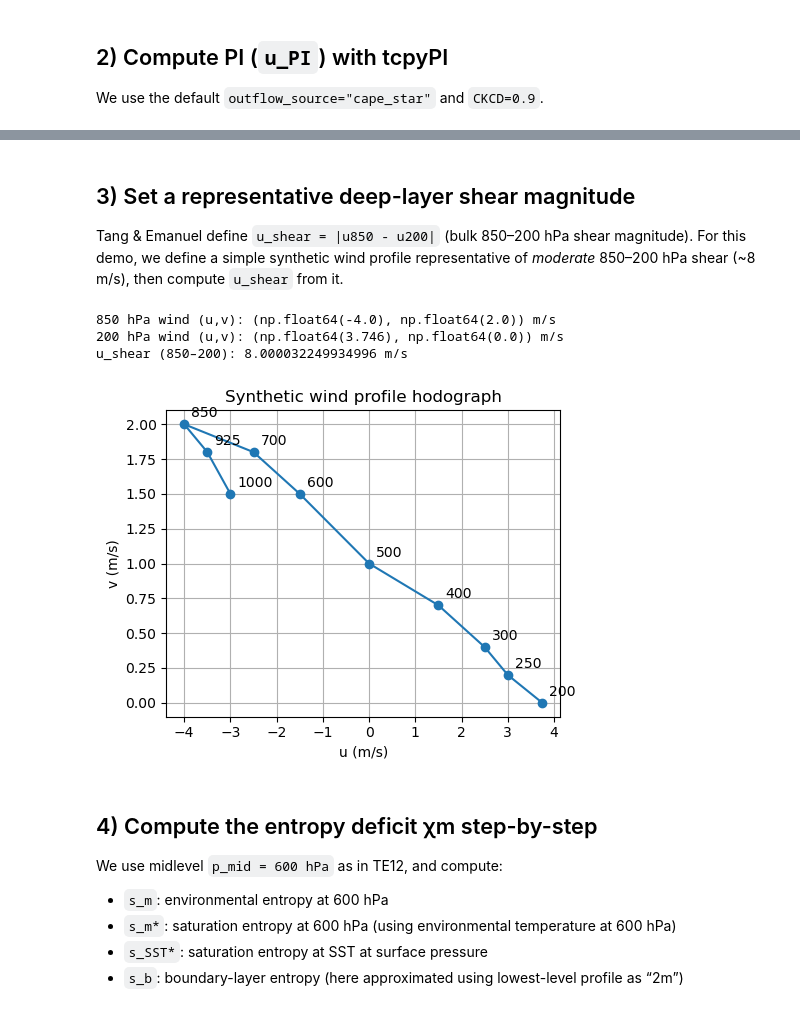
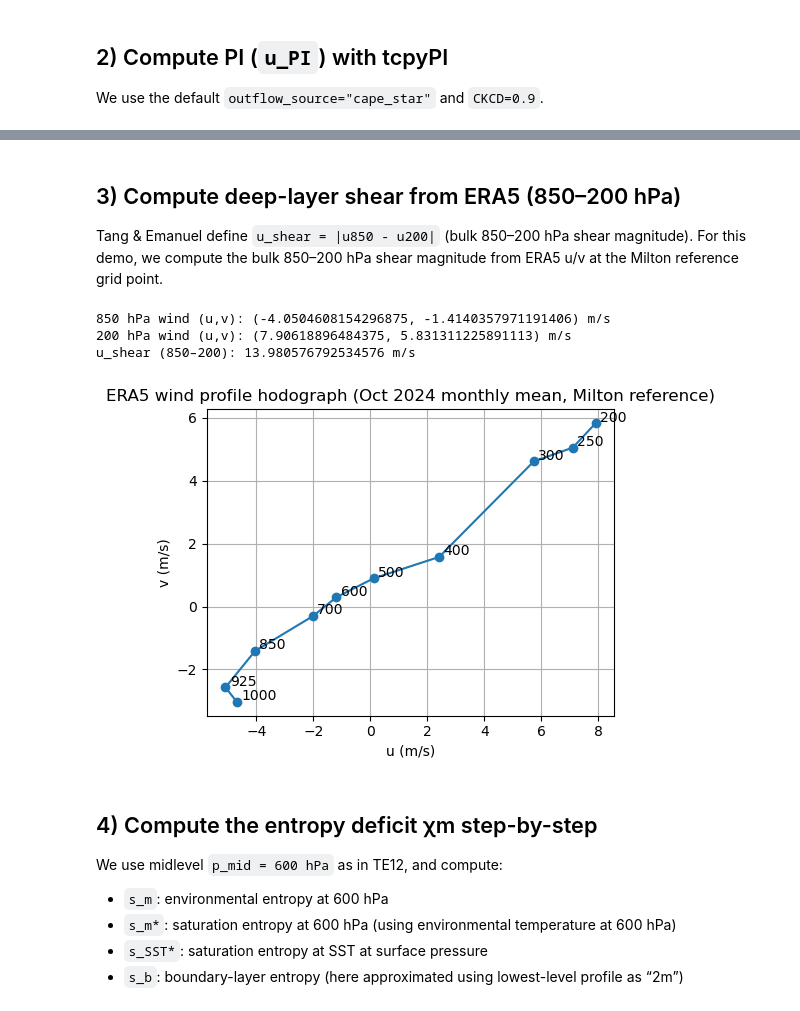
Before and after one commit to dgilford/tcpyPI, a Jupyter notebook: notebooks/ventilation_index_demo.ipynb, the cells around one changed output, grey strips where cells are left out. Cells and saved outputs as stored; diff of their text form; code cells hidden in the pictures.

```diff
--- a/notebooks/ventilation_index_demo.ipynb
+++ b/notebooks/ventilation_index_demo.ipynb
@@ -17,21 +18,30 @@ Notes
 import sys
 from pathlib import Path
 
-# Ensure we import the local repo version (src-layout) rather than a pip-installed tcpypi.
-# When running from `notebooks/`, the package lives at `../src/tcpyPI`.
-repo_root = Path.cwd().parent
+# This repo uses a src/ layout. Locate the repo root (by finding src/tcpyPI) and add
+# src/ to the import path so this runs without installation, from anywhere.
+here = Path.cwd().resolve()
+repo_root = None
+for cand in [here] + list(here.parents):
+    if (cand / "src" / "tcpyPI").is_dir():
+        repo_root = cand
+        break
+if repo_root is None:
+    raise RuntimeError(
+        "Could not locate repo root (expected src/tcpyPI). "
+        "Run from within the repo or install with `pip install -e .`."
+    )
 src_path = repo_root / "src"
-sys.path.insert(0, str(src_path))
-
-import importlib
+if str(src_path) not in sys.path:
+    sys.path.insert(0, str(src_path))
 
 import numpy as np
 import matplotlib.pyplot as plt
 
 import tcpyPI
-importlib.reload(tcpyPI)
+import tcpyPI.utilities as util
+
 print("Using tcpyPI from:", tcpyPI.__file__)
-import tcpyPI.utilities as util
 # %% [output]
 Using tcpyPI from: /home/dgilford/tcpyPI/src/tcpyPI/__init__.py
 # %% [markdown]
@@ -106,40 +104,38 @@ PMIN: 900.2039194560052 hPa
 # %% [markdown]
-## 3) Set a representative deep-layer shear magnitude
+## 3) Compute deep-layer shear from ERA5 (850–200 hPa)
 
 Tang & Emanuel define `u_shear = |u850 - u200|` (bulk 850–200 hPa shear magnitude).
-For this demo, we define a simple synthetic wind profile representative of *moderate* 850–200 hPa shear (~8 m/s), then compute `u_shear` from it.
+For this demo, we compute the bulk 850–200 hPa shear magnitude from ERA5 u/v at the Milton reference grid point.
 # %%
-# Synthetic wind profile for 25N / central Gulf (cartoon example).
-# Values are chosen to yield ~8 m/s 850–200 hPa bulk shear magnitude.
 p_wind = np.array([1000, 925, 850, 700, 600, 500, 400, 300, 250, 200], dtype=float)
 
-# u (eastward) and v (northward), m/s.
-# Low-level easterlies with slight southerly component; upper-level westerlies.
-u = np.array([-3.0, -3.5, -4.0, -2.5, -1.5,  0.0,  1.5,  2.5,  3.0,  3.746], dtype=float)
-v = np.array([ 1.5,  1.8,  2.0,  1.8,  1.5,  1.0,  0.7,  0.4,  0.2,  0.0  ], dtype=float)
+u = pl_point["u"].sel(pressure_level=p_wind, method="nearest").values.astype(float)
+v = pl_point["v"].sel(pressure_level=p_wind, method="nearest").values.astype(float)
 
-u850, v850 = u[p_wind == 850][0], v[p_wind == 850][0]
-u200, v200 = u[p_wind == 200][0], v[p_wind == 200][0]
+u850 = float(pl_point["u"].sel(pressure_level=850.0, method="nearest").values)
+v850 = float(pl_point["v"].sel(pressure_level=850.0, method="nearest").values)
+u200 = float(pl_point["u"].sel(pressure_level=200.0, method="nearest").values)
+v200 = float(pl_point["v"].sel(pressure_level=200.0, method="nearest").values)
 u_shear = float(np.hypot(u850 - u200, v850 - v200))
 print("850 hPa wind (u,v):", (u850, v850), "m/s")
 print("200 hPa wind (u,v):", (u200, v200), "m/s")
 print("u_shear (850–200):", u_shear, "m/s")
 
 plt.figure(figsize=(5, 4))
 plt.plot(u, v, "o-")
 for pi, ui, vi in zip(p_wind, u, v):
     plt.text(ui + 0.15, vi + 0.05, f"{int(pi)}")
 plt.xlabel("u (m/s)")
 plt.ylabel("v (m/s)")
-plt.title("Synthetic wind profile hodograph")
+plt.title("ERA5 wind profile hodograph (Oct 2024 monthly mean, Milton reference)")
 plt.grid(True)
 plt.tight_layout()
 plt.show()
 # %% [output]
-850 hPa wind (u,v): (np.float64(-4.0), np.float64(2.0)) m/s
-200 hPa wind (u,v): (np.float64(3.746), np.float64(0.0)) m/s
-u_shear (850–200): 8.000032249934996 m/s
+850 hPa wind (u,v): (-4.0504608154296875, -1.4140357971191406) m/s
+200 hPa wind (u,v): (7.90618896484375, 5.831311225891113) m/s
+u_shear (850–200): 13.980576792534576 m/s
-[figure, old version]
+[figure, new version]
 # %% [markdown]
 ## 4) Compute the entropy deficit χm step-by-step
 
```
Also changed, not shown: parts of 10 cells of this notebook, 10 other files.
